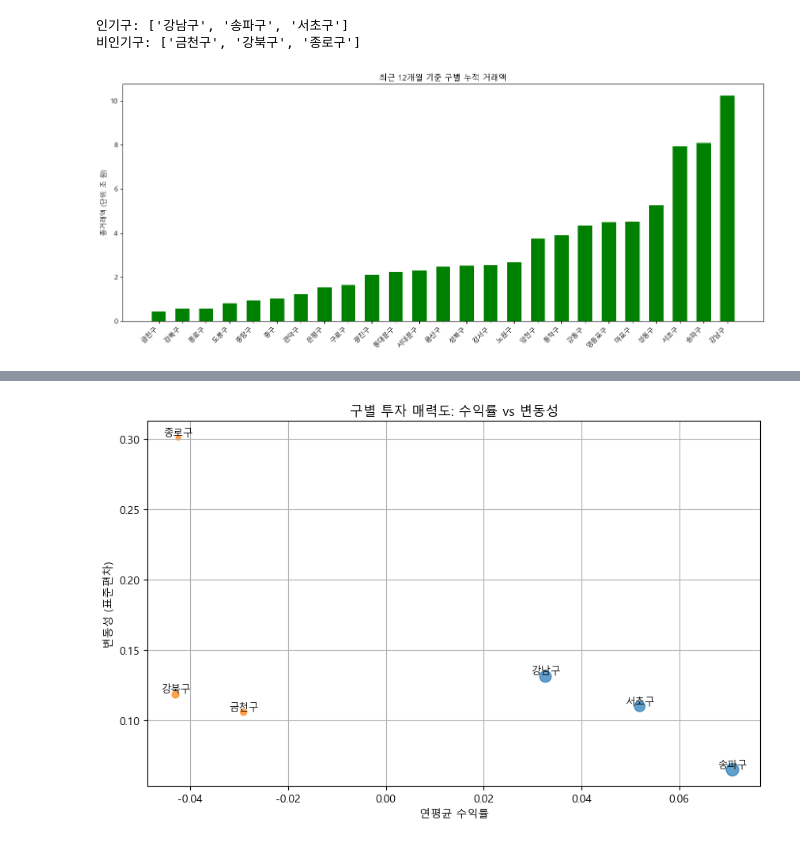
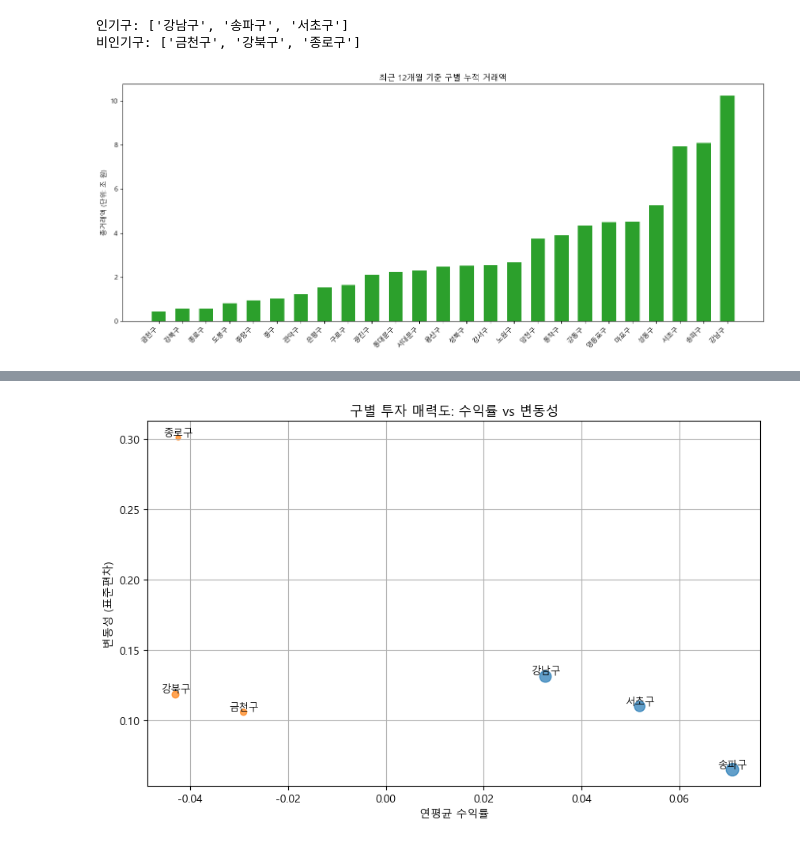
Before and after one commit to krystallinekim/pjt-DataAnalysis-Korean_Real_Estate, a Jupyter notebook: 01_market_comparison.ipynb, the cells around one changed output, grey strips where cells are left out. Cells and saved outputs as stored; diff of their text form; code cells hidden in the pictures.

```diff
--- a/01_market_comparison.ipynb
+++ b/01_market_comparison.ipynb
@@ -112,22 +110,22 @@ population_density['거래밀도_세대수'] = population_density['월별거래
 # %%
 # 인기구/비인기구 구분 그래프
 district_sales_stats_plot = district_sales_stats.copy().sort_values('총거래액')
 district_sales_stats_plot['총거래액'] = district_sales_stats_plot['총거래액'] / 1e12
 
 x = np.arange(len(district_sales_stats_plot.index))
 width = 0.6
 
 fig, ax = plt.subplots(figsize=(14,6))
-ax.bar(x, district_sales_stats_plot['총거래액'], width, color='green')
+ax.bar(x, district_sales_stats_plot['총거래액'], width, color='tab:green')
 ax.set_xticks(x)
 ax.set_xticklabels(district_sales_stats_plot.index, rotation=45, ha='right')
 ax.set_ylabel('총거래액 (단위: 조 원)')
 ax.set_title('최근 12개월 기준 구별 누적 거래액')
 ax.ticklabel_format(style='plain', axis='y')
 plt.tight_layout()
 plt.show()
 # %% [output]
-[figure, old version]
+[figure, new version]
 # %%
 # 핵심 지표의 시각화
 
```
Also changed, not shown: parts of 4 cells of this notebook, 10 other files.
